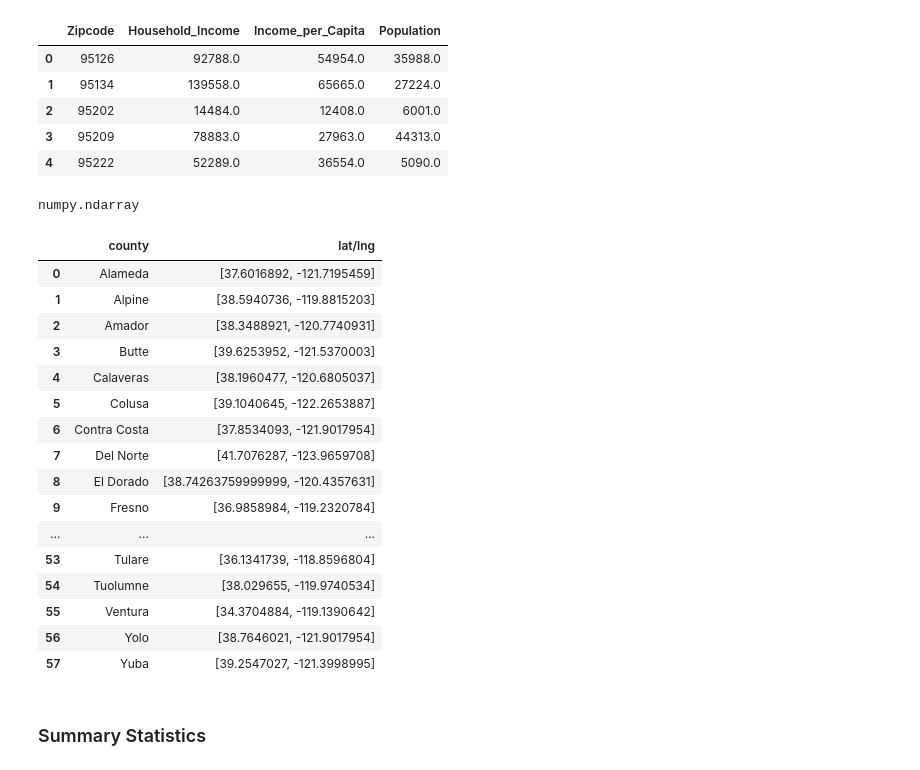
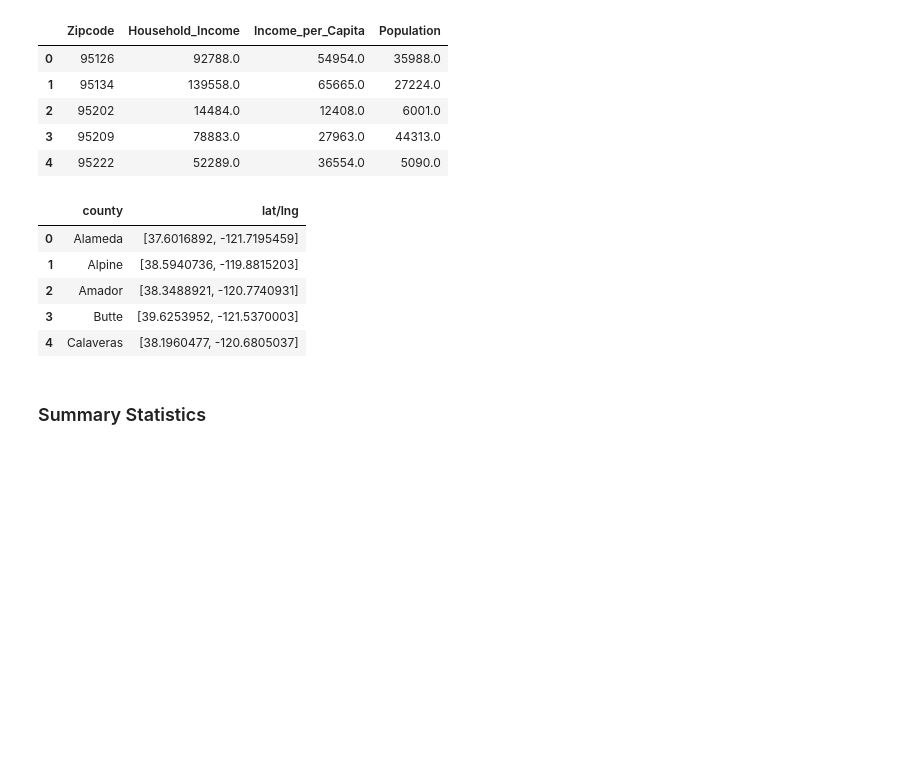
Before and after one commit to danijmartin/Covid-19-California, a Jupyter notebook: covid19_ca_main.ipynb, the cells around one changed output. Cells and saved outputs as stored; diff of their text form; code cells hidden in the pictures; blank space fills up the shorter version.

```diff
--- a/covid19_ca_main.ipynb
+++ b/covid19_ca_main.ipynb
@@ -147,37 +147,22 @@ census_df.head()
 # %%
 # Exporting data as csv
 census_df.to_csv('Data/Census_data.csv', encoding='utf-8', index=False)
-# %%
-type(vaccine_df.county.unique())
-# %% [output]
-numpy.ndarray
 # %%
 county_location = pd.DataFrame(columns=["county","lat/lng"])
 for county in vaccine_df.county.unique():
     target_county = f"{county} county"
     target_url = f"https://maps.googleapis.com/maps/api/geocode/json?address={target_county}&key={gkey}"
     response = requests.get(target_url).json()
     tmp_list = [response['results'][0]['geometry']['location']['lat'],response['results'][0]['geometry']['location']['lng']]
     county_location = county_location.append({'county':county, 'lat/lng':tmp_list},ignore_index=True)
-county_location
+county_location.head()
 # %% [output]
 |  | county | lat/lng |
 | 0 | Alameda | [37.6016892, -121.7195459] |
 | 1 | Alpine | [38.5940736, -119.8815203] |
 | 2 | Amador | [38.3488921, -120.7740931] |
 | 3 | Butte | [39.6253952, -121.5370003] |
 | 4 | Calaveras | [38.1960477, -120.6805037] |
-| 5 | Colusa | [39.1040645, -122.2653887] |
-| 6 | Contra Costa | [37.8534093, -121.9017954] |
-| 7 | Del Norte | [41.7076287, -123.9659708] |
-| 8 | El Dorado | [38.74263759999999, -120.4357631] |
-| 9 | Fresno | [36.9858984, -119.2320784] |
-| ... | ... | ... |
-| 53 | Tulare | [36.1341739, -118.8596804] |
-| 54 | Tuolumne | [38.029655, -119.9740534] |
-| 55 | Ventura | [34.3704884, -119.1390642] |
-| 56 | Yolo | [38.7646021, -121.9017954] |
-| 57 | Yuba | [39.2547027, -121.3998995] |
 # %% [markdown]
 ### Summary Statistics
 # %% [markdown]
```
Also changed, not shown: parts of 6 cells of this notebook, 10 other files.
